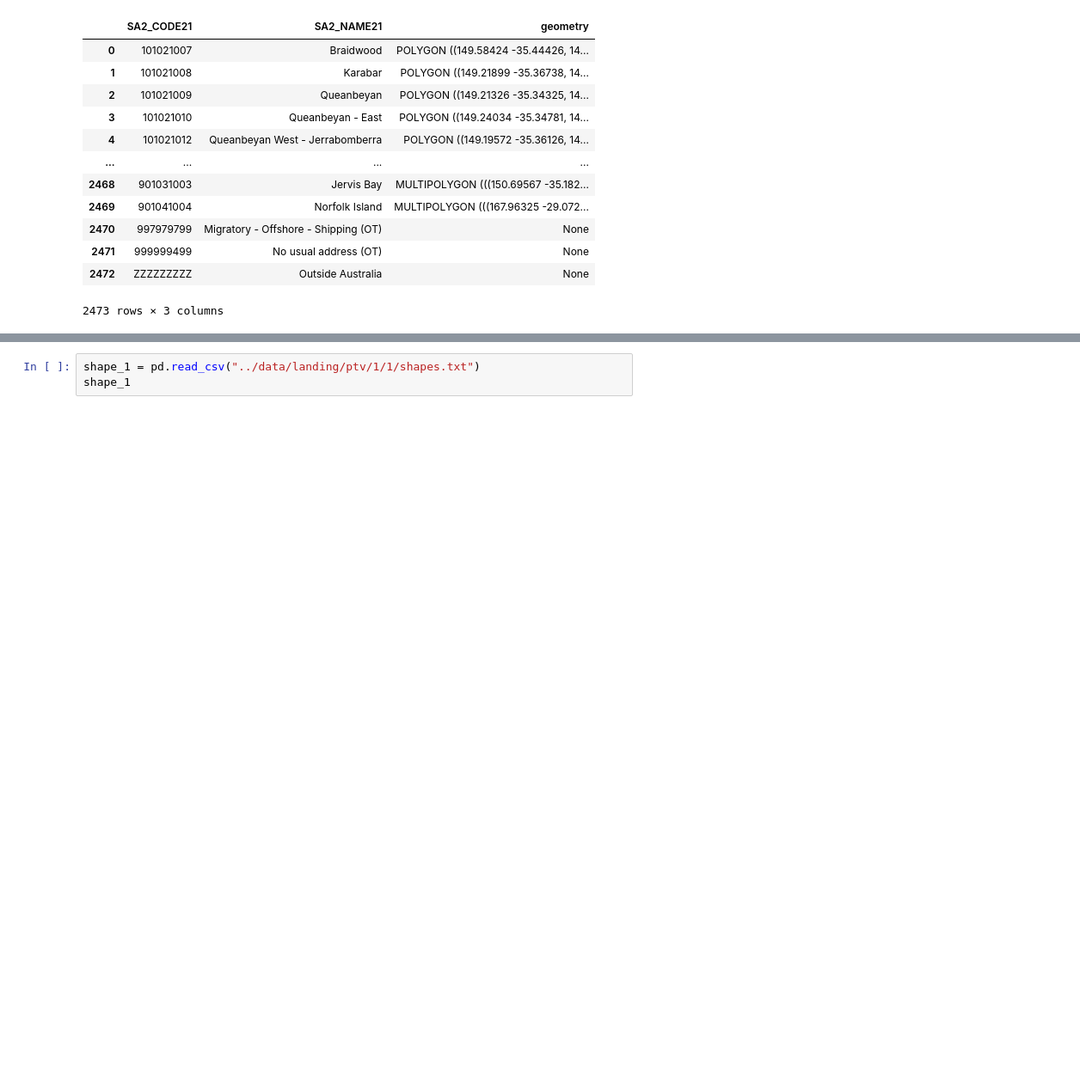
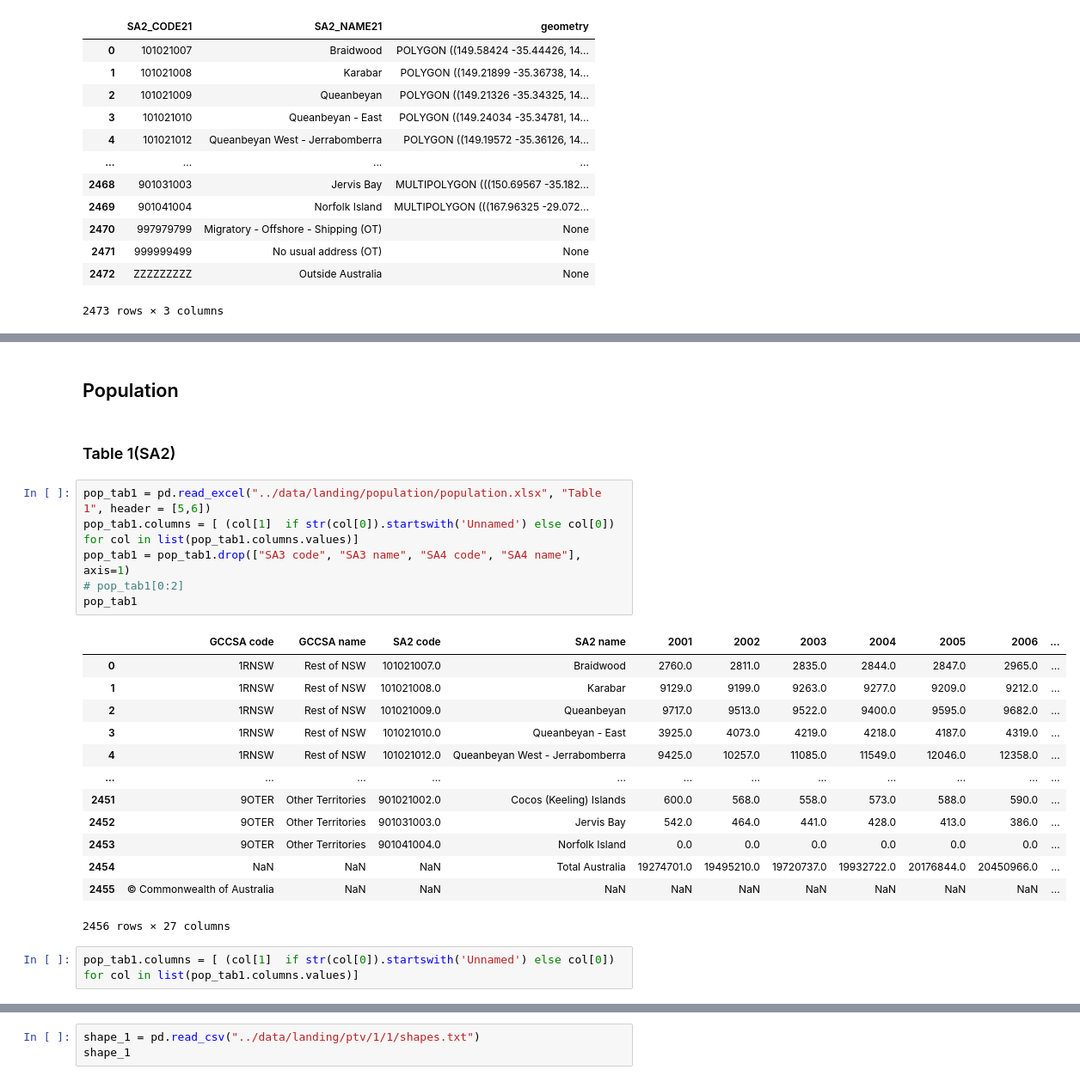
Before and after one commit to MAST30034-AppliedDataScience/project-2-group-real-estate-industry-project-2, a Jupyter notebook: notebooks/External_Preprocessing.ipynb, the cells around one changed output, grey strips where cells are left out. Shown: that part at 86% size. Drawn from its saved outputs; the diff is of its cells as text; blank space fills up the shorter version.

Commit message:
ptv download fixed; Income, population cleaned, a little ptv data preprocess

```diff
--- a/notebooks/External_Preprocessing.ipynb
+++ b/notebooks/External_Preprocessing.ipynb
@@ -63,0 +130,26 @@ PTV
+# %% [markdown]
+## Population
+# %% [markdown]
+### Table 1(SA2)
+# %%
+pop_tab1 = pd.read_excel("../data/landing/population/population.xlsx", "Table 1", header = [5,6])
+pop_tab1.columns = [ (col[1]  if str(col[0]).startswith('Unnamed') else col[0]) for col in list(pop_tab1.columns.values)]
+pop_tab1 = pop_tab1.drop(["SA3 code", "SA3 name", "SA4 code", "SA4 name"], axis=1)
+# pop_tab1[0:2]
+pop_tab1
+# %% [output]
+|  | GCCSA code | GCCSA name | SA2 code | SA2 name | 2001 | 2002 | 2003 | 2004 | 2005 | 2006 | ... |
+| 0 | 1RNSW | Rest of NSW | 101021007.0 | Braidwood | 2760.0 | 2811.0 | 2835.0 | 2844.0 | 2847.0 | 2965.0 | ... |
+| 1 | 1RNSW | Rest of NSW | 101021008.0 | Karabar | 9129.0 | 9199.0 | 9263.0 | 9277.0 | 9209.0 | 9212.0 | ... |
+| 2 | 1RNSW | Rest of NSW | 101021009.0 | Queanbeyan | 9717.0 | 9513.0 | 9522.0 | 9400.0 | 9595.0 | 9682.0 | ... |
+| 3 | 1RNSW | Rest of NSW | 101021010.0 | Queanbeyan - East | 3925.0 | 4073.0 | 4219.0 | 4218.0 | 4187.0 | 4319.0 | ... |
+| 4 | 1RNSW | Rest of NSW | 101021012.0 | Queanbeyan West - Jerrabomberra | 9425.0 | 10257.0 | 11085.0 | 11549.0 | 12046.0 | 12358.0 | ... |
+| ... | ... | ... | ... | ... | ... | ... | ... | ... | ... | ... | ... |
+| 2451 | 9OTER | Other Territories | 901021002.0 | Cocos (Keeling) Islands | 600.0 | 568.0 | 558.0 | 573.0 | 588.0 | 590.0 | ... |
+| 2452 | 9OTER | Other Territories | 901031003.0 | Jervis Bay | 542.0 | 464.0 | 441.0 | 428.0 | 413.0 | 386.0 | ... |
+| 2453 | 9OTER | Other Territories | 901041004.0 | Norfolk Island | 0.0 | 0.0 | 0.0 | 0.0 | 0.0 | 0.0 | ... |
+| 2454 | NaN | NaN | NaN | Total Australia | 19274701.0 | 19495210.0 | 19720737.0 | 19932722.0 | 20176844.0 | 20450966.0 | ... |
+| 2455 | © Commonwealth of Australia | NaN | NaN | NaN | NaN | NaN | NaN | NaN | NaN | NaN | ... |
+2456 rows × 27 columns
+# %%
+pop_tab1.columns = [ (col[1]  if str(col[0]).startswith('Unnamed') else col[0]) for col in list(pop_tab1.columns.values)]
```
Also changed, not shown: parts of 19 cells of this notebook.
